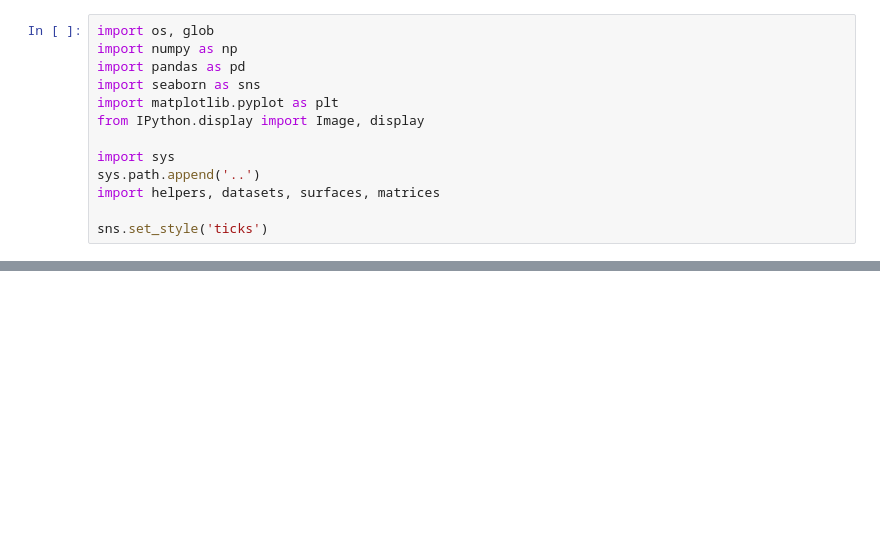
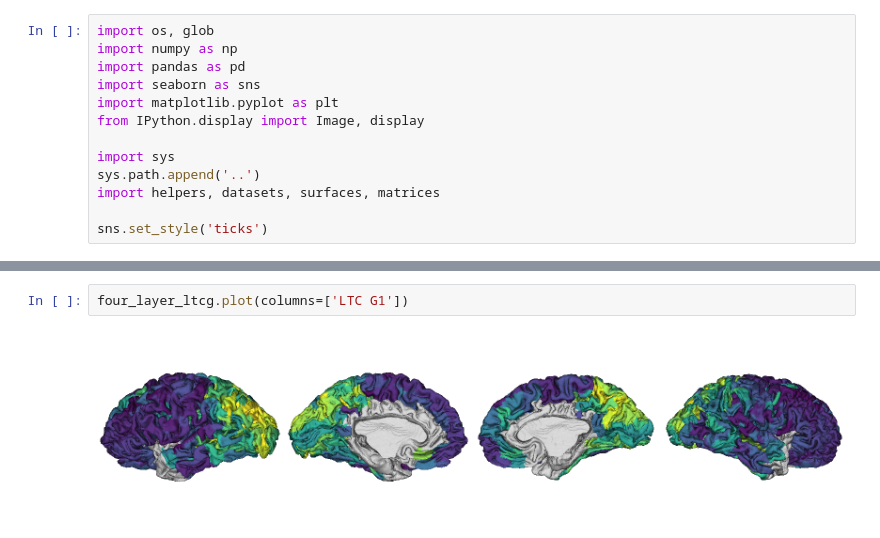
Before and after one commit to amnsbr/laminar_organization, a Jupyter notebook: code/figures/Fig_S06.ipynb, the cells around one changed output, grey strips where cells are left out. Saved outputs shown, nothing was run; the diff lists cells and outputs as text; blank space fills up the shorter version.

```diff
--- a/code/figures/Fig_S06.ipynb
+++ b/code/figures/Fig_S06.ipynb
@@ -58,0 +57,4 @@ Surrogates already exist in /home/asaberi/laminar_organization/code/../output/lt
+# %%
+four_layer_ltcg.plot(columns=['LTC G1'])
+# %% [output]
+[figure, added]
```
Also changed, not shown: parts of 18 cells of this notebook, 2 other files.
